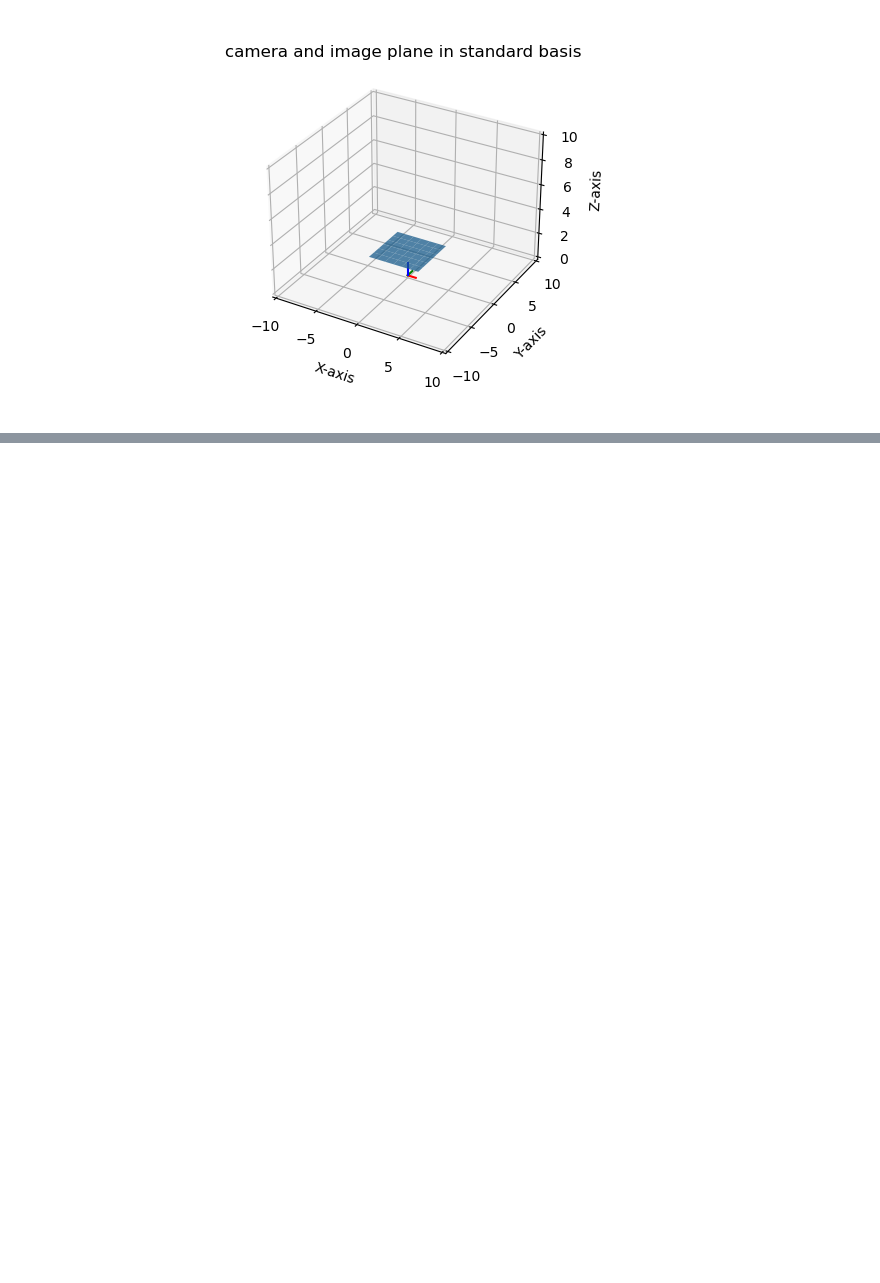
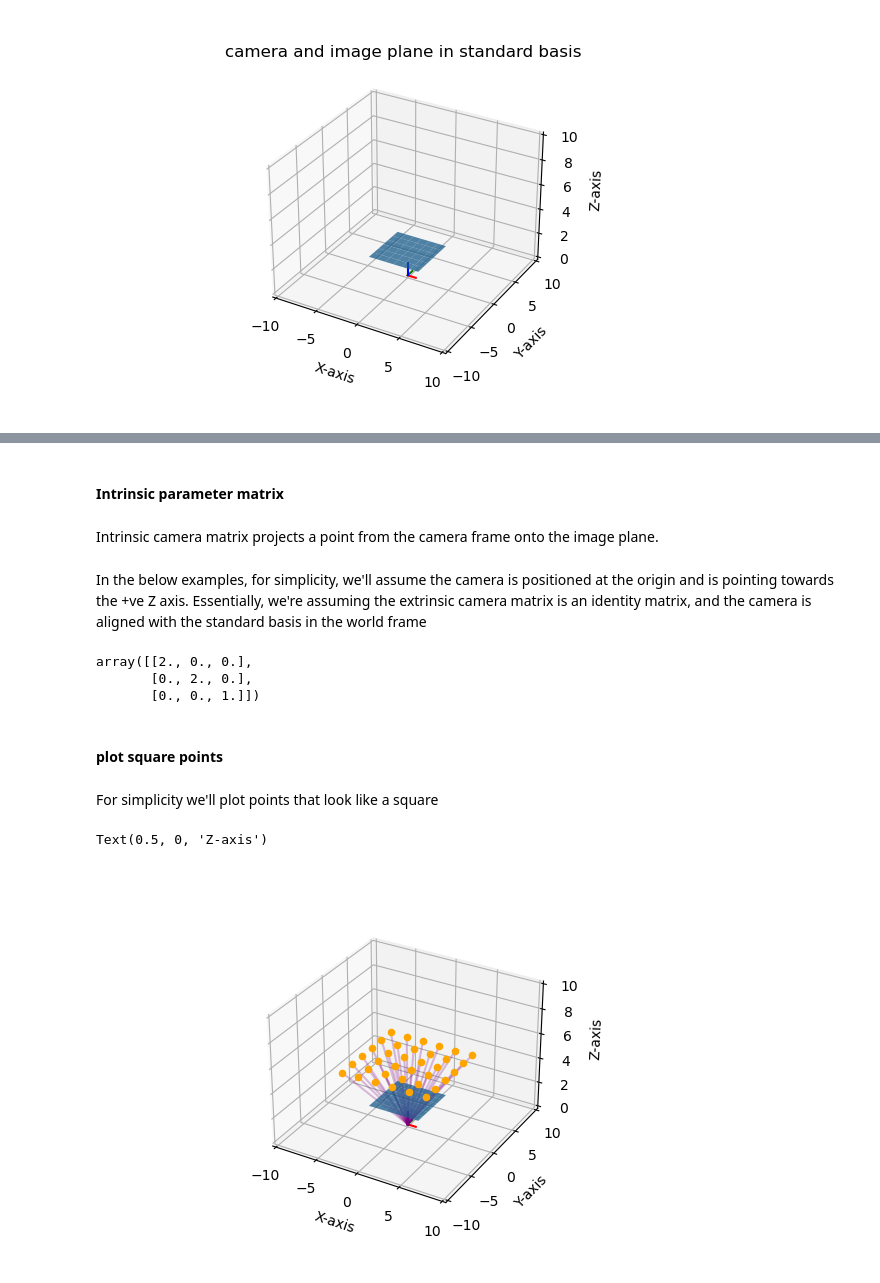
Before and after one commit to wingedrasengan927/Intro-to-computer-vision---Notes, a Jupyter notebook: lesson 3/3C - L2 Camera Intrinsic and Extrinsic Parameters.ipynb, the cells around one changed output, grey strips where cells are left out. Cells and saved outputs as stored; diff of their text form; code cells hidden in the pictures; blank space fills up the shorter version.

```diff
--- a/lesson 3/3C - L2 Camera Intrinsic and Extrinsic Parameters.ipynb
+++ b/lesson 3/3C - L2 Camera Intrinsic and Extrinsic Parameters.ipynb
@@ -280,0 +361,6 @@ Text(0.5, 0, 'Z-axis')
+# %% [markdown]
+#### Intrinsic parameter matrix
+# %% [markdown]
+Intrinsic camera matrix projects a point from the camera frame onto the image plane.
+# %% [markdown]
+In the below examples, for simplicity, we'll assume the camera is positioned at the origin and is pointing towards the +ve Z axis. Essentially, we're assuming the extrinsic camera matrix is an identity matrix, and the camera is aligned with the standard basis in the world frame
@@ -280,0 +387,56 @@ Text(0.5, 0, 'Z-axis')
+# %%
+K
+# %% [output]
+array([[2., 0., 0.],
+       [0., 2., 0.],
+       [0., 0., 1.]])
+# %% [markdown]
+#### plot square points
+# %% [markdown]
+For simplicity we'll plot points that look like a square
+# %%
+n_points = 6
+xlim = (-5, 5)
+ylim = (-5, 5)
+x = np.linspace(xlim[0], xlim[1], n_points)
+y = np.linspace(ylim[0], ylim[1], n_points)
+xxs, yys = np.meshgrid(x, y)
+zzs = 5 * np.ones(shape=(n_points, n_points))
+square_points = np.ones(shape=(4, n_points * n_points))
+# %%
+# define image plane
+img_size = (7, 7)
+origin = np.array([0, 0, 0])
+
+h, w = img_size
+xx, yy = np.meshgrid(range(-(h // 2), w // 2 + 1), range(-(h // 2), w // 2 + 1))
+xx, yy = xx - cx, yy - cy # add offset
+Z = np.ones(shape=img_size) * f
+# %%
+fig = plt.figure(figsize=(6, 4))
+ax = fig.add_subplot(111,projection='3d')
+
+ax.plot_surface(xx, yy, Z, alpha=0.75)
+
+ax.set(xlim=(-10, 10), ylim=(-10, 10), zlim=(0, 10))
+ax = pr.plot_basis(ax)
+
+# plot square points
+c = 0
+for i in range(n_points):
+    for j in range(n_points):
+        xs = xxs[i, j]
+        ys = yys[i, j]
+        zs = zzs[i, j]
+        point = np.array([xs, ys, zs])
+        square_points[:3, c] = point
+        ax.scatter(*point, color="orange")
+        ax.plot(*make_line(origin, point), color="purple", alpha=0.25)
+        c += 1
+
+ax.set_xlabel("X-axis")
+ax.set_ylabel("Y-axis")
+ax.set_zlabel("Z-axis")
+# %% [output]
+Text(0.5, 0, 'Z-axis')
+[figure, added]
```
Also changed, not shown: parts of 52 cells of this notebook.
